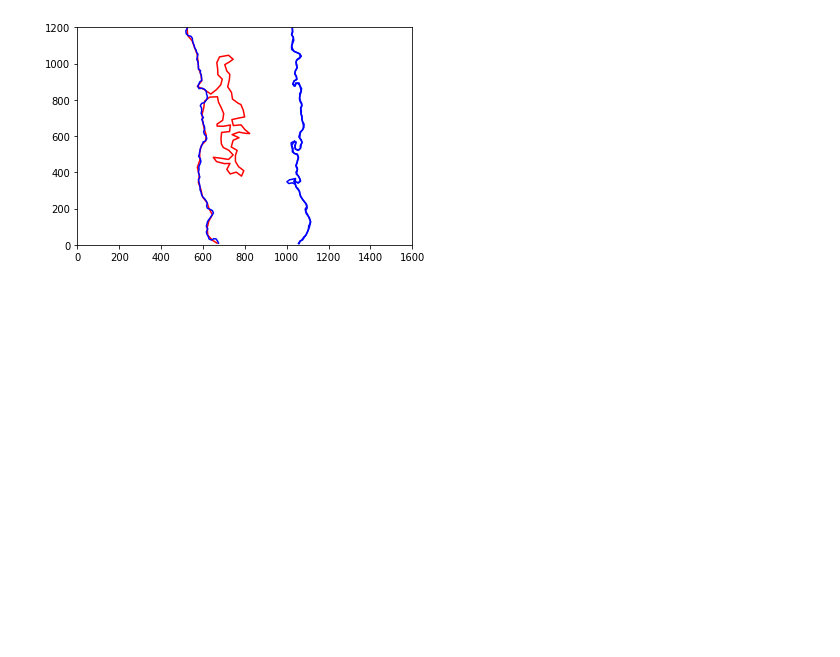
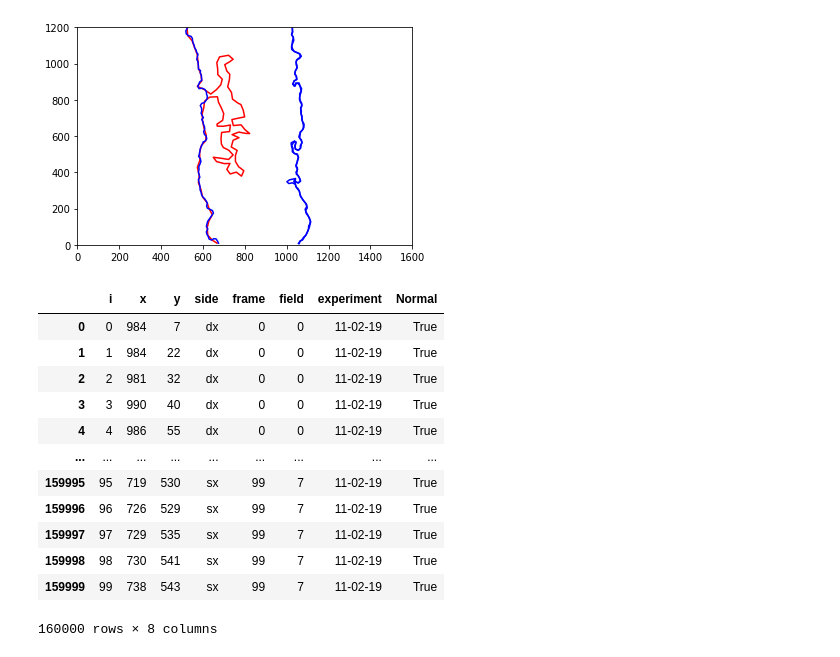
Before and after one commit to riccardoscheda/AnomalousDiffusion, a Jupyter notebook: andif/fronti_anomali/fronti_anomali.ipynb, the cells around one changed output. Cells and saved outputs as stored; diff of their text form; code cells hidden in the pictures; blank space fills up the shorter version.

Commit message:
checking an other experiment

```diff
--- a/andif/fronti_anomali/fronti_anomali.ipynb
+++ b/andif/fronti_anomali/fronti_anomali.ipynb
@@ -219,3 +219,24 @@ for i in range(25,29):
     plt.plot(df["x"][side*i*100:(side*i+1)*100],df["y"][side*i*100:(side*i+1)*100],c = c)
 # %% [output]
 [figure]
+# %%
+import pandas as pd
+import pylab as plt
+import numpy as np
+df = pd.read_csv("/home/riccardo/Desktop/coordinates-11-02-19.txt",sep = " ")
+df["Normal"] = True
+df
+# %% [output]
+|  | i | x | y | side | frame | field | experiment | Normal |
+| 0 | 0 | 984 | 7 | dx | 0 | 0 | 11-02-19 | True |
+| 1 | 1 | 984 | 22 | dx | 0 | 0 | 11-02-19 | True |
+| 2 | 2 | 981 | 32 | dx | 0 | 0 | 11-02-19 | True |
+| 3 | 3 | 990 | 40 | dx | 0 | 0 | 11-02-19 | True |
+| 4 | 4 | 986 | 55 | dx | 0 | 0 | 11-02-19 | True |
+| ... | ... | ... | ... | ... | ... | ... | ... | ... |
+| 159995 | 95 | 719 | 530 | sx | 99 | 7 | 11-02-19 | True |
+| 159996 | 96 | 726 | 529 | sx | 99 | 7 | 11-02-19 | True |
+| 159997 | 97 | 729 | 535 | sx | 99 | 7 | 11-02-19 | True |
+| 159998 | 98 | 730 | 541 | sx | 99 | 7 | 11-02-19 | True |
+| 159999 | 99 | 738 | 543 | sx | 99 | 7 | 11-02-19 | True |
+160000 rows × 8 columns
```
Also changed, not shown: parts of 3 cells of this notebook, 1 other file.
